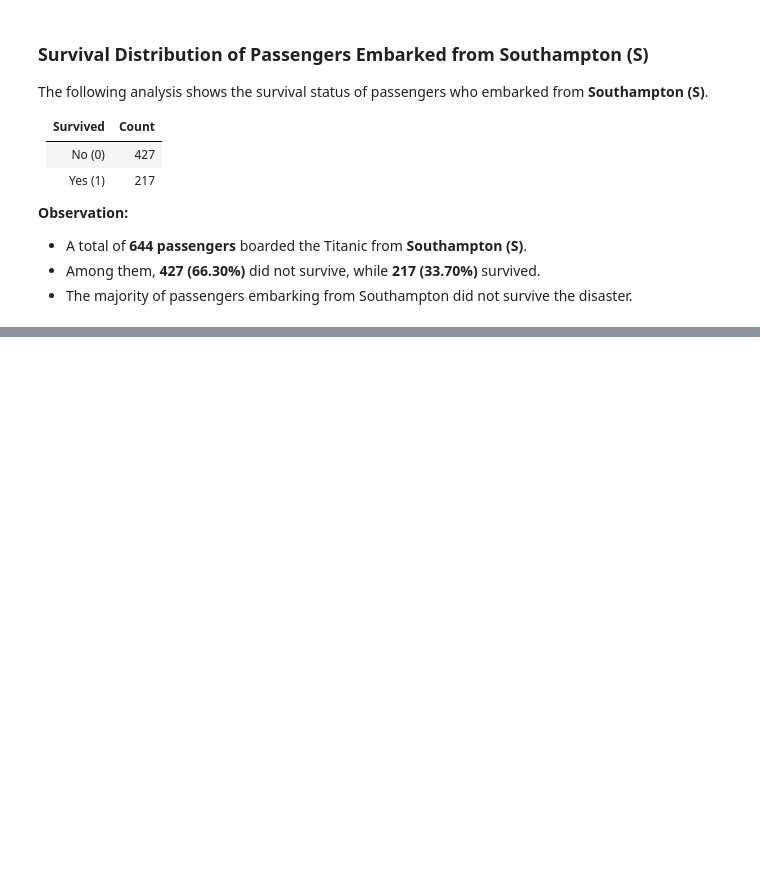
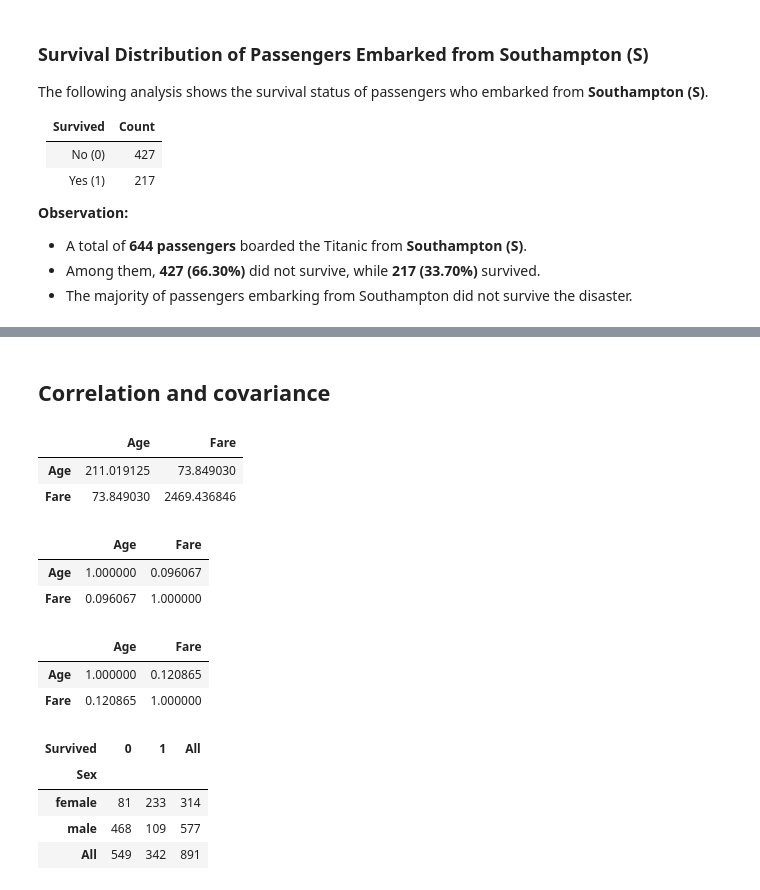
Before and after one commit to aayam09/dsml2, a Jupyter notebook: pandas/Exploration.ipynb, the cells around one changed output, grey strips where cells are left out. Saved outputs shown, nothing was run; the diff lists cells and outputs as text; code cells hidden in the pictures; blank space fills up the shorter version.

```diff
--- a/pandas/Exploration.ipynb
+++ b/pandas/Exploration.ipynb
@@ -217,0 +276,14 @@ The following analysis shows the survival status of passengers who embarked from
+# %% [markdown]
+## Correlation and covariance
+# %%
+titanic_df[["Age","Fare"]].cov()
+# %% [output]
+|  | Age | Fare |
+| Age | 211.019125 | 73.849030 |
+| Fare | 73.849030 | 2469.436846 |
+# %%
+titanic_df[["Age","Fare"]].corr()
+# %% [output]
+|  | Age | Fare |
+| Age | 1.000000 | 0.096067 |
+| Fare | 0.096067 | 1.000000 |
@@ -217,0 +292,17 @@ The following analysis shows the survival status of passengers who embarked from
+# %%
+sampled[["Age","Fare"]].corr()
+# %% [output]
+|  | Age | Fare |
+| Age | 1.000000 | 0.120865 |
+| Fare | 0.120865 | 1.000000 |
+# %%
+pd.crosstab(titanic_df.Sex,
+            titanic_df.Survived,
+            margins=True,
+)
+# %% [output]
+| Survived | 0 | 1 | All |
+| Sex |  |  |  |
+| female | 81 | 233 | 314 |
+| male | 468 | 109 | 577 |
+| All | 549 | 342 | 891 |
```
Also changed, not shown: parts of 10 cells of this notebook.
